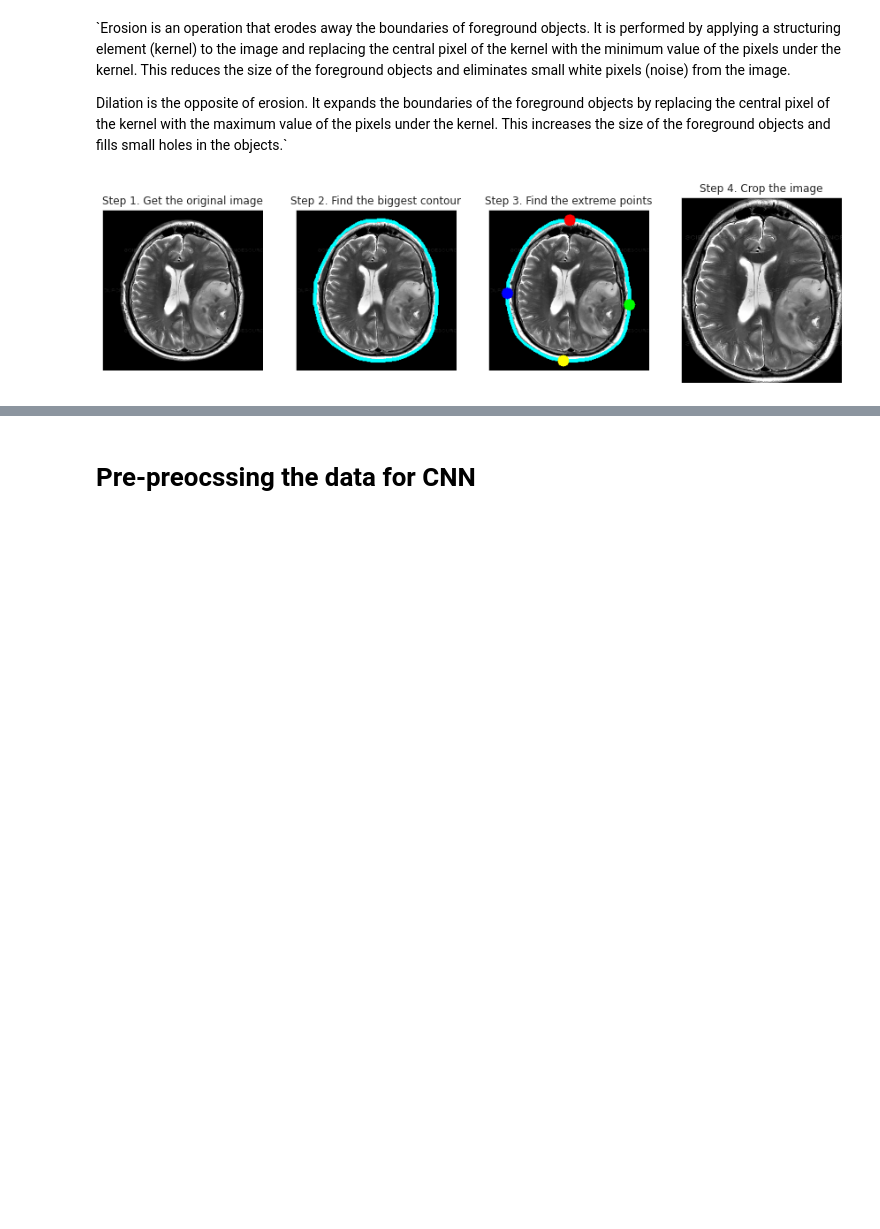
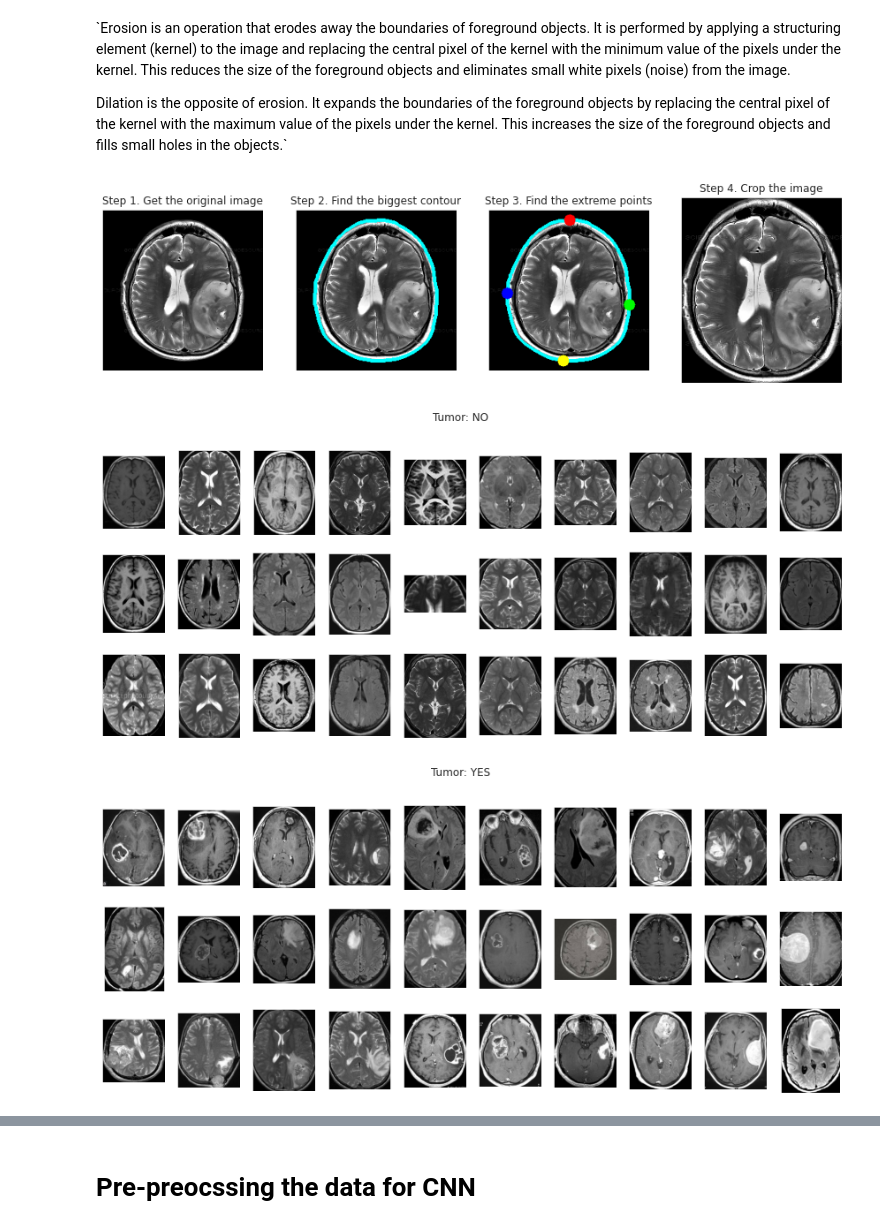
Before and after one commit to karan842/kaggle-notebooks, a Jupyter notebook: brain-tumor-detection.ipynb, the cells around one changed output, grey strips where cells are left out. Saved outputs shown, nothing was run; the diff lists cells and outputs as text; code cells hidden in the pictures; blank space fills up the shorter version.

```diff
--- a/brain-tumor-detection.ipynb
+++ b/brain-tumor-detection.ipynb
@@ -250,3 +222,35 @@ def crop_imgs(set_name, add_pixels_value=0):
+# %%
+def crop_imgs(set_name, add_pixels_value=0):
+    """
+    Finds the extreme points on the image and crops the rectangular out of them
+    """
+    set_new = []
+    for img in set_name:
+        gray = cv2.cvtColor(img, cv2.COLOR_RGB2GRAY)
+        gray = cv2.GaussianBlur(gray, (5, 5), 0)
+
+        # threshold the image, then perform a series of erosions +
+        # dilations to remove any small regions of noise
+        thresh = cv2.threshold(gray, 45, 255, cv2.THRESH_BINARY)[1]
+        thresh = cv2.erode(thresh, None, iterations=2)
+        thresh = cv2.dilate(thresh, None, iterations=2)
+
+        # find contours in thresholded image, then grab the largest one
+        cnts = cv2.findContours(thresh.copy(), cv2.RETR_EXTERNAL, cv2.CHAIN_APPROX_SIMPLE)
+        cnts = imutils.grab_contours(cnts)
+        c = max(cnts, key=cv2.contourArea)
+
+        # find the extreme points
+        extLeft = tuple(c[c[:, :, 0].argmin()][0])
+        extRight = tuple(c[c[:, :, 0].argmax()][0])
+        extTop = tuple(c[c[:, :, 1].argmin()][0])
+        extBot = tuple(c[c[:, :, 1].argmax()][0])
+
+        ADD_PIXELS = add_pixels_value
+        new_img = img[extTop[1]-ADD_PIXELS:extBot[1]+ADD_PIXELS, extLeft[0]-ADD_PIXELS:extRight[0]+ADD_PIXELS].copy()
+        set_new.append(new_img)
+
+    return np.array(set_new)
 # %%
 img = cv2.imread('../input/brain-mri-images-for-brain-tumor-detection/brain_tumor_dataset/yes/Y108.jpg')
 img = cv2.resize(
@@ -329,3 +333,13 @@ plt.title('Step 4. Crop the image')
 plt.show()
 # %% [output]
 [figure]
+# %%
+# apply this for each set
+X_train_crop = crop_imgs(set_name=X_train)
+X_val_crop = crop_imgs(set_name=X_val)
+X_test_crop = crop_imgs(set_name=X_test)
+# %%
+plot_samples(X_train_crop, y_train, labels, 30)
+# %% [output]
+[figure, added]
+[figure, added]
```
Also changed, not shown: parts of 53 cells of this notebook.
